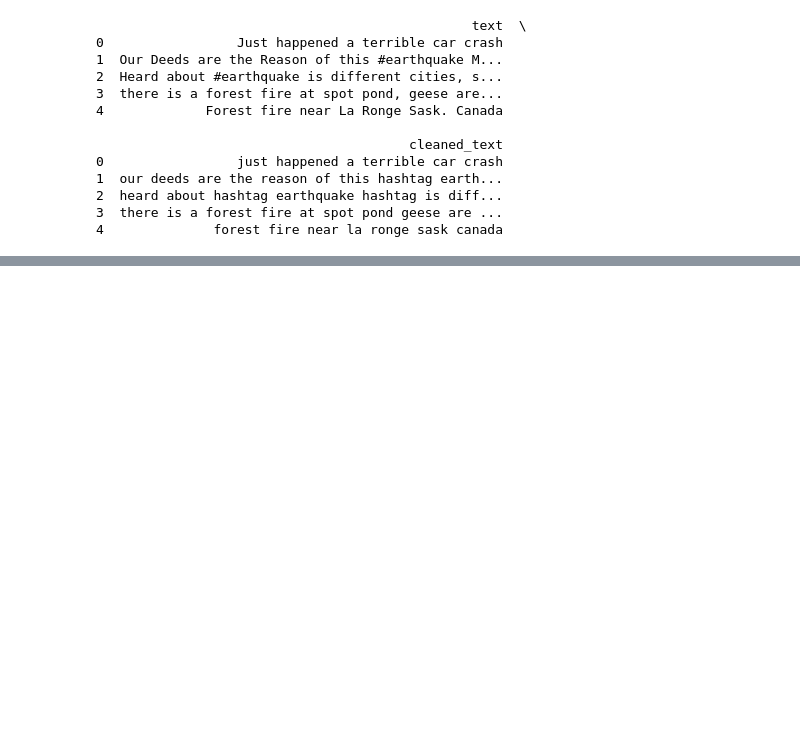
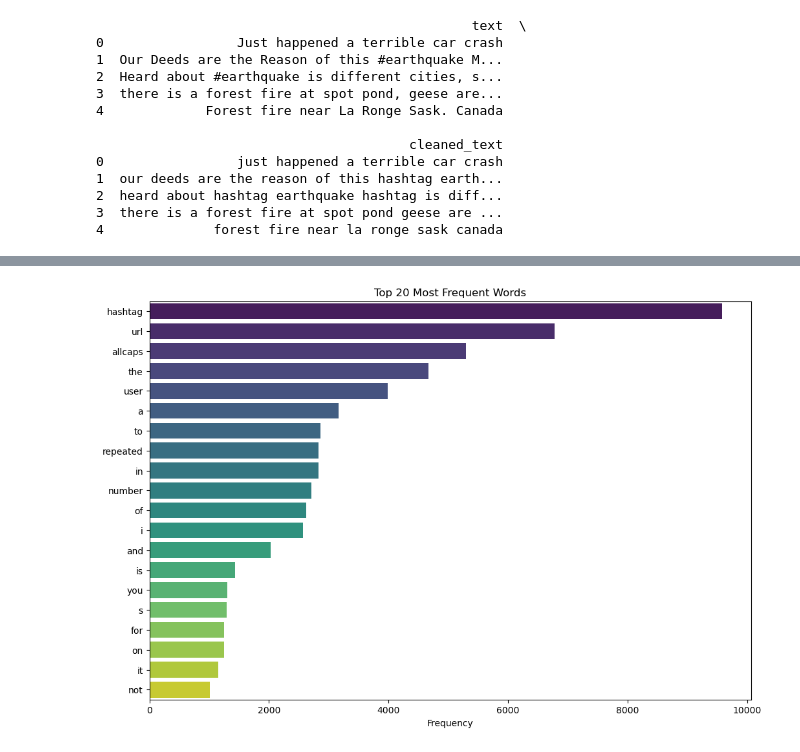
Before and after one commit to magnusrodseth/disaster-tweets, a Jupyter notebook: assignment-1.ipynb, the cells around one changed output, grey strips where cells are left out. Saved outputs shown, nothing was run; the diff lists cells and outputs as text; code cells hidden in the pictures; blank space fills up the shorter version.

```diff
--- a/assignment-1.ipynb
+++ b/assignment-1.ipynb
@@ -244,0 +260,21 @@ print(df[['text', 'cleaned_text']].head())
+# %%
+from collections import Counter
+import seaborn as sns
+
+# Tokenize and get the word frequency
+words = ' '.join(df['cleaned_text']).split()
+frequency = Counter(words)
+
+# Select top N words
+N = 20
+most_common = frequency.most_common(N)
+words, counts = zip(*most_common)
+
+# Plot
+plt.figure(figsize=(12, 8))
+sns.barplot(x=list(counts), y=list(words), palette='viridis')
+plt.title(f"Top {N} Most Frequent Words")
+plt.xlabel("Frequency")
+plt.show()
+# %% [output]
+[figure, added]
```
Also changed, not shown: parts of 4 cells of this notebook, 1 other file.
